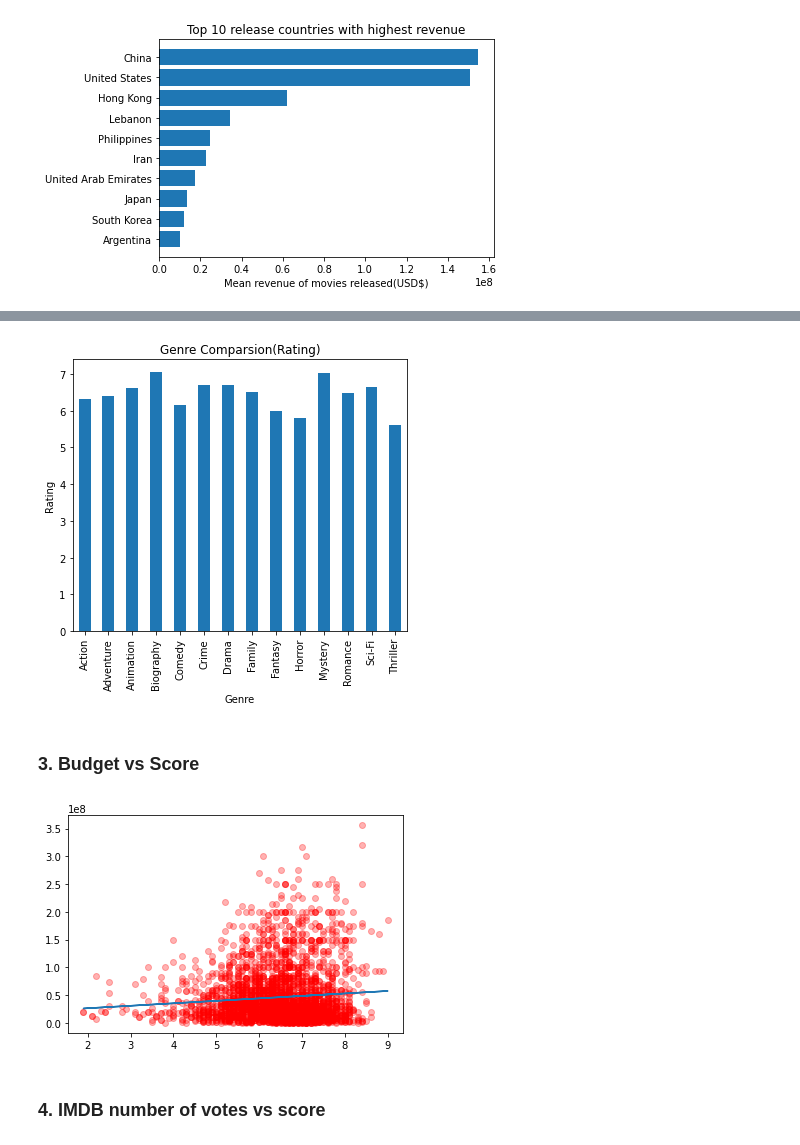
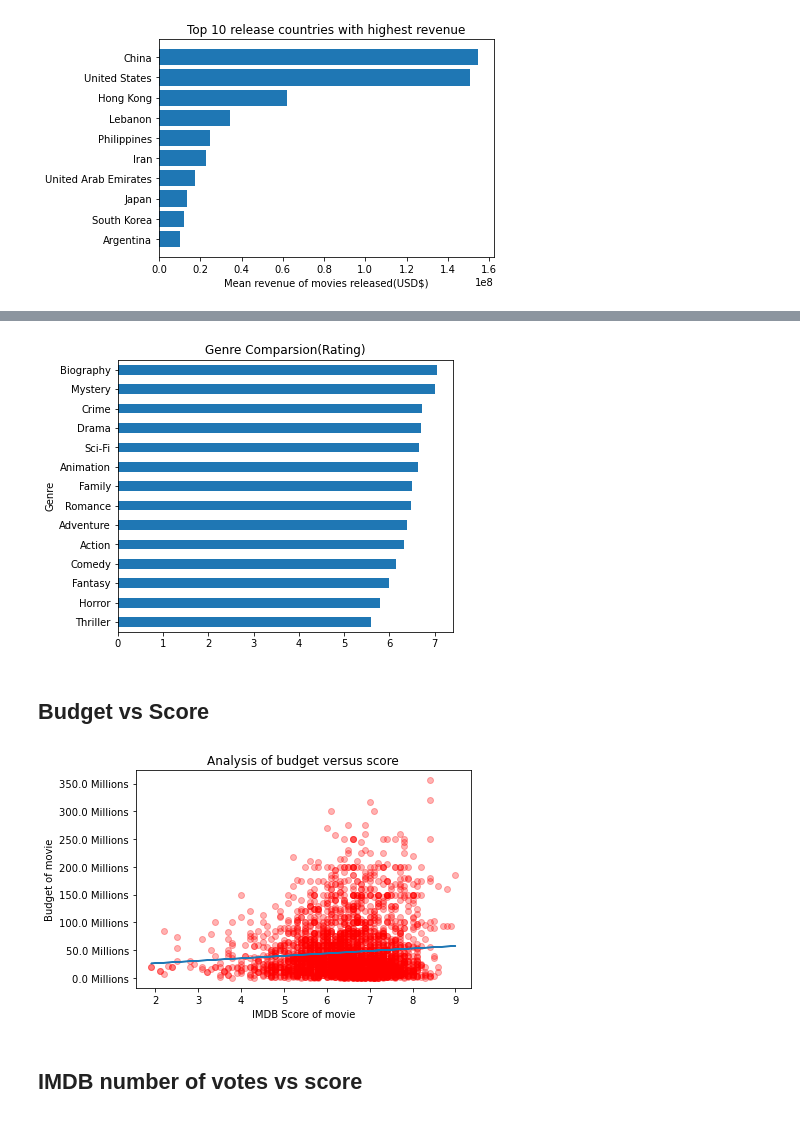
Before and after one commit to soaza/dao2702-project, a Jupyter notebook: movies_analysis.ipynb, the cells around one changed output, grey strips where cells are left out. Drawn from its saved outputs; the diff is of its cells as text; code cells hidden in the pictures.

```diff
--- a/movies_analysis.ipynb
+++ b/movies_analysis.ipynb
@@ -175,21 +195,29 @@ gross_mean_across_genre.plot(kind='bar', title='Genre Comparsion(Gross)', ylabel
 # %%
-gross_mean_across_genre = group_by_genre_df['score'].mean()
-gross_mean_across_genre.plot(kind='bar', title='Genre Comparsion(Rating)', ylabel='Rating',
+gross_mean_across_genre = group_by_genre_df['score'].mean().sort_values()
+gross_mean_across_genre.plot(kind='barh', title='Genre Comparsion(Rating)', ylabel='Rating',
          xlabel='Genre', figsize=(6, 5));
 # %% [output]
-[figure, old version]
+[figure, new version]
 # %% [markdown]
-### 3. Budget vs Score
+## Budget vs Score
 # %%
 budget_score = df[['score','budget']]
+fig, ax = plt.subplots()
+ax.yaxis.set_major_formatter(million_formatter)
+
 plt.scatter(budget_score['score'],
             budget_score['budget'],
             c='r', alpha=0.3)
 
+
+plt.title("Analysis of budget versus score")
+plt.xlabel("IMDB Score of movie")
+plt.ylabel("Budget of movie")
+
 m, b = np.polyfit(budget_score['score'],budget_score['budget'], 1)
 plt.plot(budget_score['score'], m * budget_score['score'] + b);
 # %% [output]
-[figure, old version]
+[figure, new version]
 # %% [markdown]
-### 4. IMDB number of votes vs score
+## IMDB number of votes vs score
 # %%
```
Also changed, not shown: parts of 7 cells of this notebook, 1 other file.
